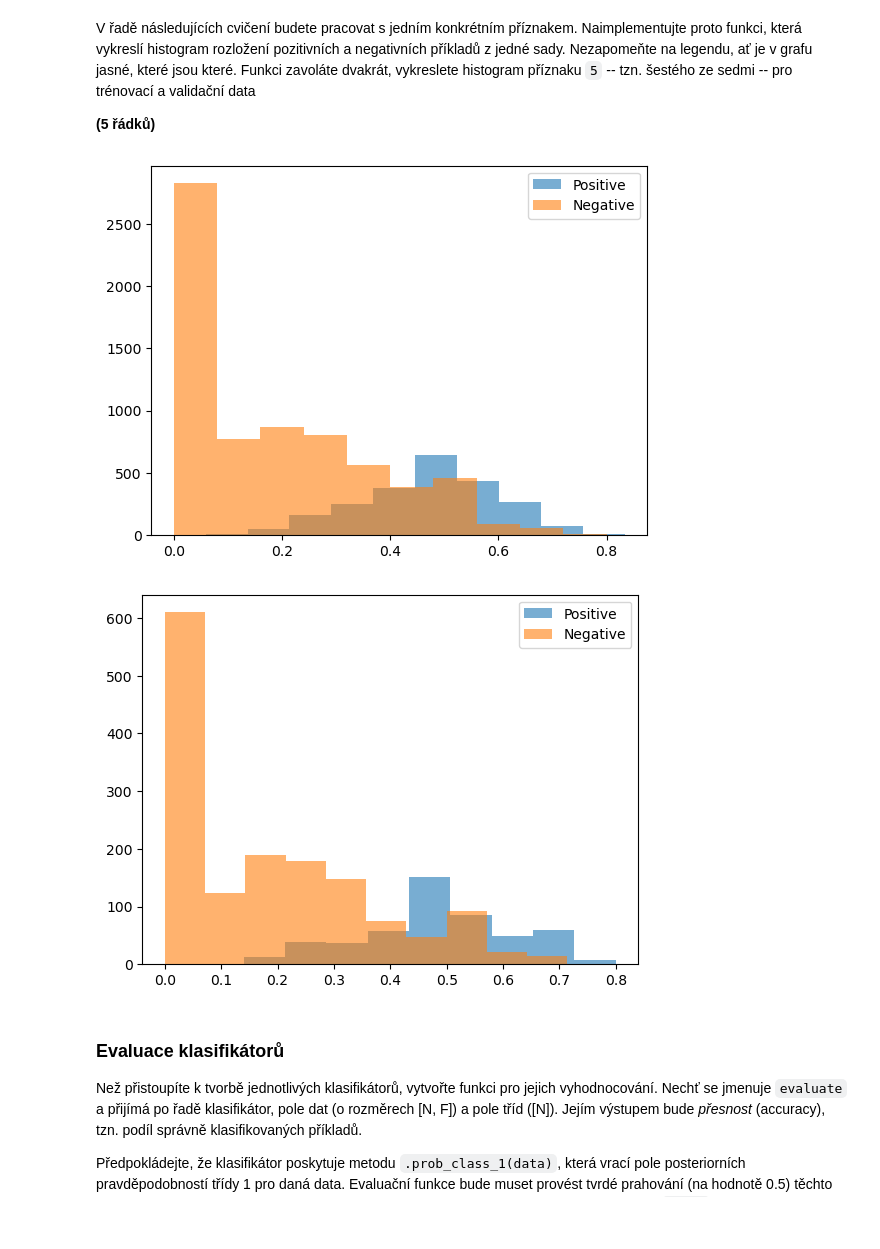
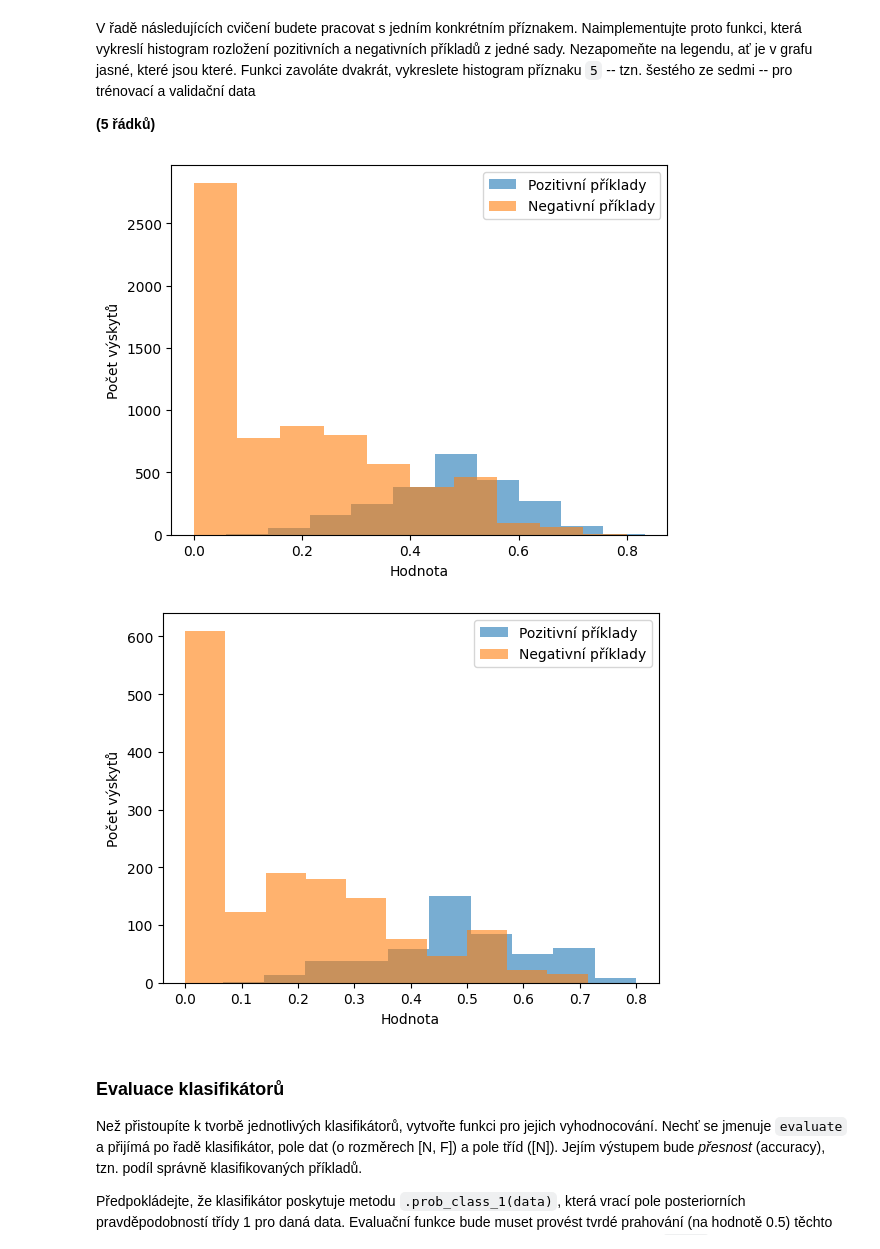
Before and after one commit to Aenariss/sui-proj2, a Jupyter notebook: zadani.ipynb, the cells around one changed output. Saved outputs shown, nothing was run; the diff lists cells and outputs as text; code cells hidden in the pictures; blank space fills up the shorter version.

```diff
--- a/zadani.ipynb
+++ b/zadani.ipynb
@@ -57,17 +57,19 @@ V řadě následujících cvičení budete pracovat s jedním konkrétním pří
 # %%
 FOI = 5  # Feature Of Interest
 
 def plot_data(poss, negs):
-    plt.hist(poss, alpha=0.6, label='Positive')
-    plt.hist(negs, alpha=0.6, label='Negative')
+    plt.hist(poss, alpha=0.6, label='Pozitivní příklady')
+    plt.hist(negs, alpha=0.6, label='Negativní příklady')
     plt.legend(loc='upper right')
+    plt.xlabel('Hodnota')
+    plt.ylabel('Počet výskytů')
     return plt.show()
 
 plot_data(train_dataset.pos[:, FOI], train_dataset.neg[:, FOI])
 plot_data(val_dataset.pos[:, FOI], val_dataset.neg[:, FOI])
 # %% [output]
-[figure, old version]
+[figure, new version]
-[figure, old version]
+[figure, new version]
 # %% [markdown]
 ### Evaluace klasifikátorů
 Než přistoupíte k tvorbě jednotlivých klasifikátorů, vytvořte funkci pro jejich vyhodnocování.
```
Also changed, not shown: parts of 8 cells of this notebook.
